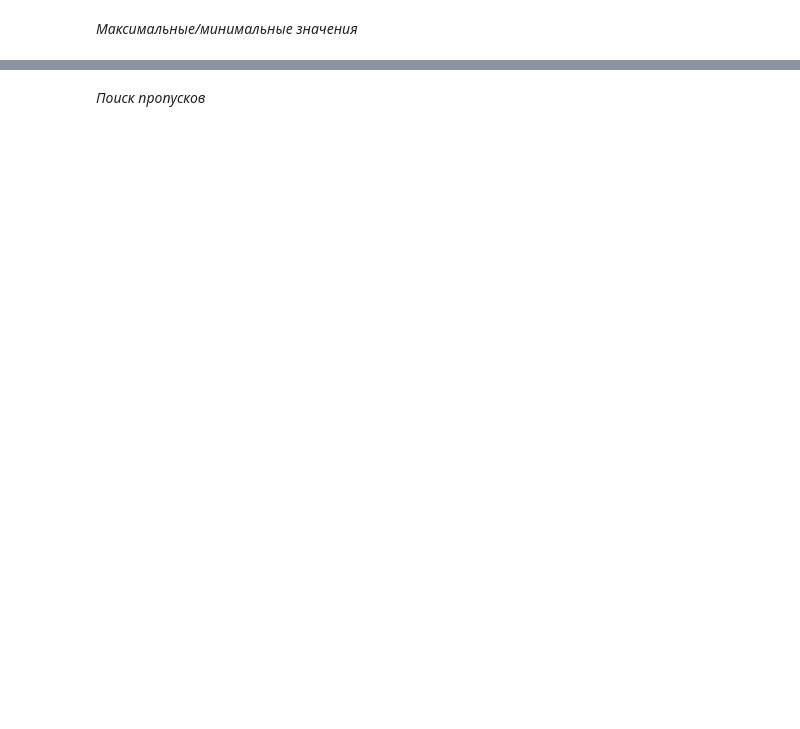
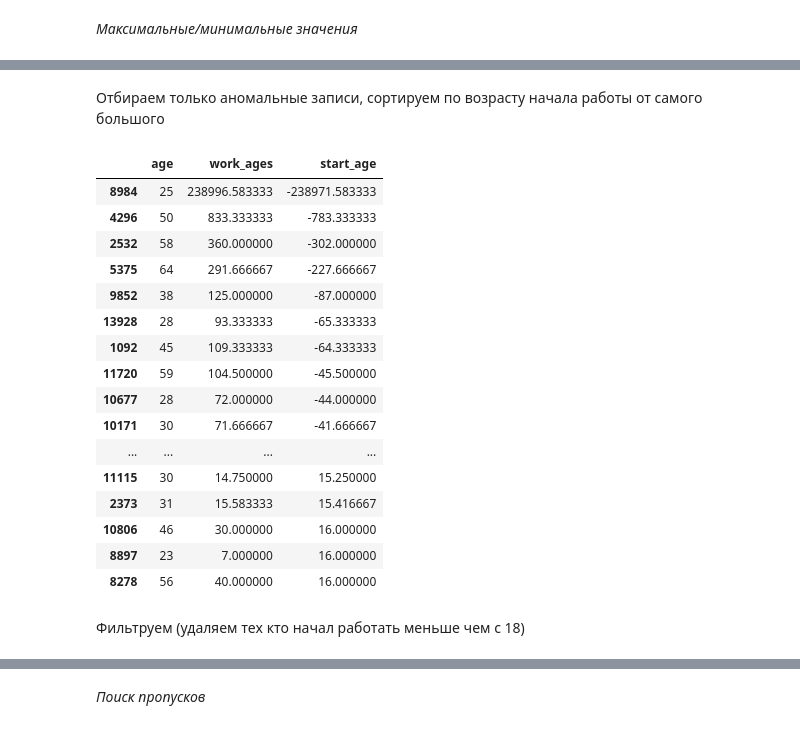
Before and after one commit to jenyadev3/TopResponders, a Jupyter notebook: Untitled2.ipynb, the cells around one changed output, grey strips where cells are left out. Saved outputs shown, nothing was run; the diff lists cells and outputs as text; code cells hidden in the pictures; blank space fills up the shorter version.

```diff
--- a/Untitled2.ipynb
+++ b/Untitled2.ipynb
@@ -139,7 +167,4 @@ df.head()
 *Проверить чтобы не было отрицательных значений*
 # %%
 num_cols = df.select_dtypes(include=np.number).columns
-df = df[(df[num_cols] >= 0).all(axis=1)]
-pd.set_option('display.max_columns', None)
-
-df.head()
+(df[num_cols]<0).any().any()
@@ -161,0 +310,4 @@ df = df.drop(df[df["residence_duration"] == "28101997.0"].index)
+# %%
+df["work_ages"] = df["work_experience"]/12
+df["start_age"] = df["age"] - (df["work_ages"])
+df["start_age"]
@@ -161,0 +331,3 @@ df = df.drop(df[df["residence_duration"] == "28101997.0"].index)
+# %%
+df["age_anom"] = df["start_age"] < 18
+df["age_anom"]
@@ -161,0 +349,26 @@ df = df.drop(df[df["residence_duration"] == "28101997.0"].index)
+# %% [markdown]
+Отбираем только аномальные записи, сортируем по возрасту начала работы от самого большого
+# %%
+age_anom1 = df[df["age_anom"]][["age","work_ages","start_age"]]
+age_anom1 = age_anom1.sort_values(by="start_age")
+age_anom1.head(50)
+# %% [output]
+|  | age | work_ages | start_age |
+| 8984 | 25 | 238996.583333 | -238971.583333 |
+| 4296 | 50 | 833.333333 | -783.333333 |
+| 2532 | 58 | 360.000000 | -302.000000 |
+| 5375 | 64 | 291.666667 | -227.666667 |
+| 9852 | 38 | 125.000000 | -87.000000 |
+| 13928 | 28 | 93.333333 | -65.333333 |
+| 1092 | 45 | 109.333333 | -64.333333 |
+| 11720 | 59 | 104.500000 | -45.500000 |
+| 10677 | 28 | 72.000000 | -44.000000 |
+| 10171 | 30 | 71.666667 | -41.666667 |
+| ... | ... | ... | ... |
+| 11115 | 30 | 14.750000 | 15.250000 |
+| 2373 | 31 | 15.583333 | 15.416667 |
+| 10806 | 46 | 30.000000 | 16.000000 |
+| 8897 | 23 | 7.000000 | 16.000000 |
+| 8278 | 56 | 40.000000 | 16.000000 |
+# %% [markdown]
+Фильтруем (удаляем тех кто начал работать меньше чем с 18)
```
Also changed, not shown: parts of 34 cells of this notebook.
